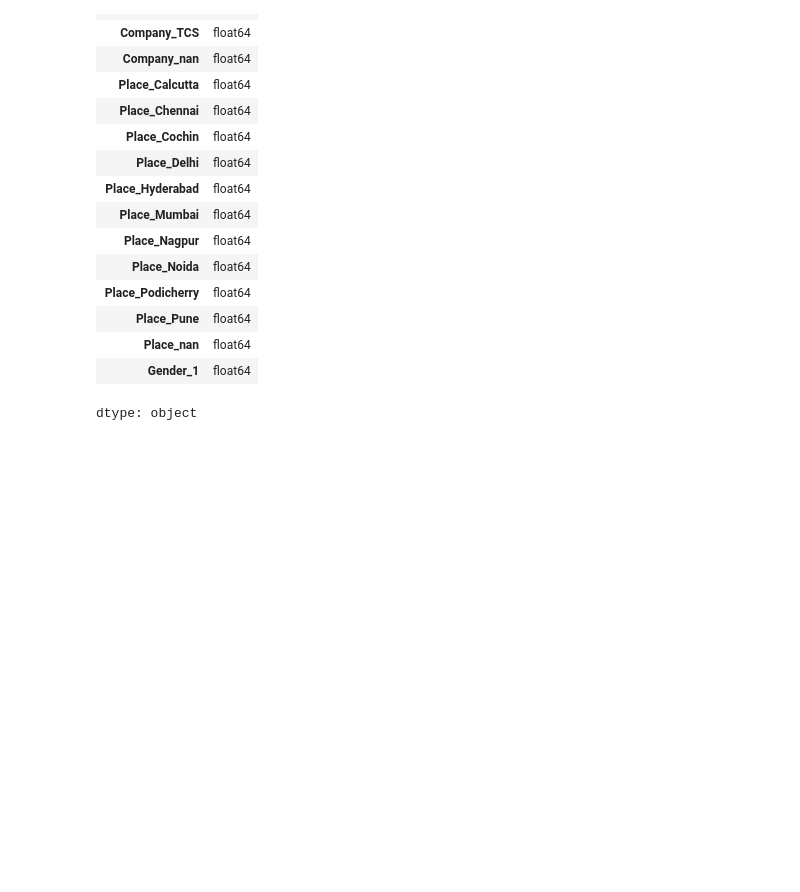
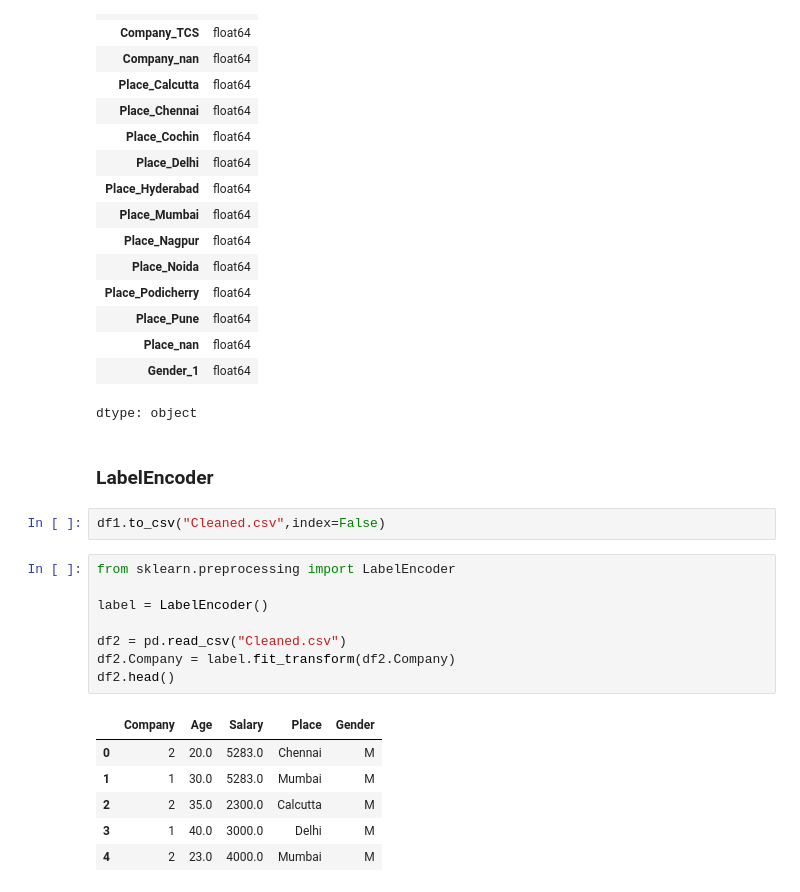
Before and after one commit to valeraboyko2002/test, a Jupyter notebook: препроцессинг.ipynb, the cells around one changed output. Drawn from its saved outputs; the diff is of its cells as text; blank space fills up the shorter version.

```diff
--- a/препроцессинг.ipynb
+++ b/препроцессинг.ipynb
@@ -570,3 +570,22 @@ df_final.dtypes
 | Place_nan | float64 |
 | Gender_1 | float64 |
 dtype: object
+# %% [markdown]
+### LabelEncoder
+# %%
+df1.to_csv("Cleaned.csv",index=False)
+# %%
+from sklearn.preprocessing import LabelEncoder
+
+label = LabelEncoder()
+
+df2 = pd.read_csv("Cleaned.csv")
+df2.Company = label.fit_transform(df2.Company)
+df2.head()
+# %% [output]
+|  | Company | Age | Salary | Place | Gender |
+| 0 | 2 | 20.0 | 5283.0 | Chennai | M |
+| 1 | 1 | 30.0 | 5283.0 | Mumbai | M |
+| 2 | 2 | 35.0 | 2300.0 | Calcutta | M |
+| 3 | 1 | 40.0 | 3000.0 | Delhi | M |
+| 4 | 2 | 23.0 | 4000.0 | Mumbai | M |
```
Also changed, not shown: parts of 12 cells of this notebook.
